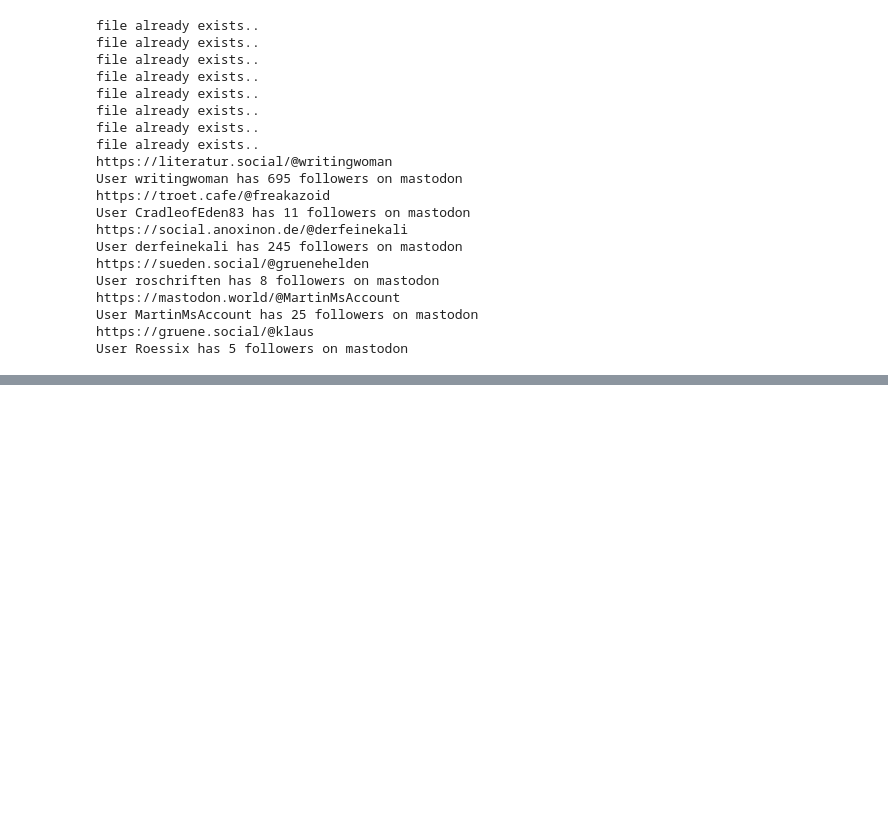
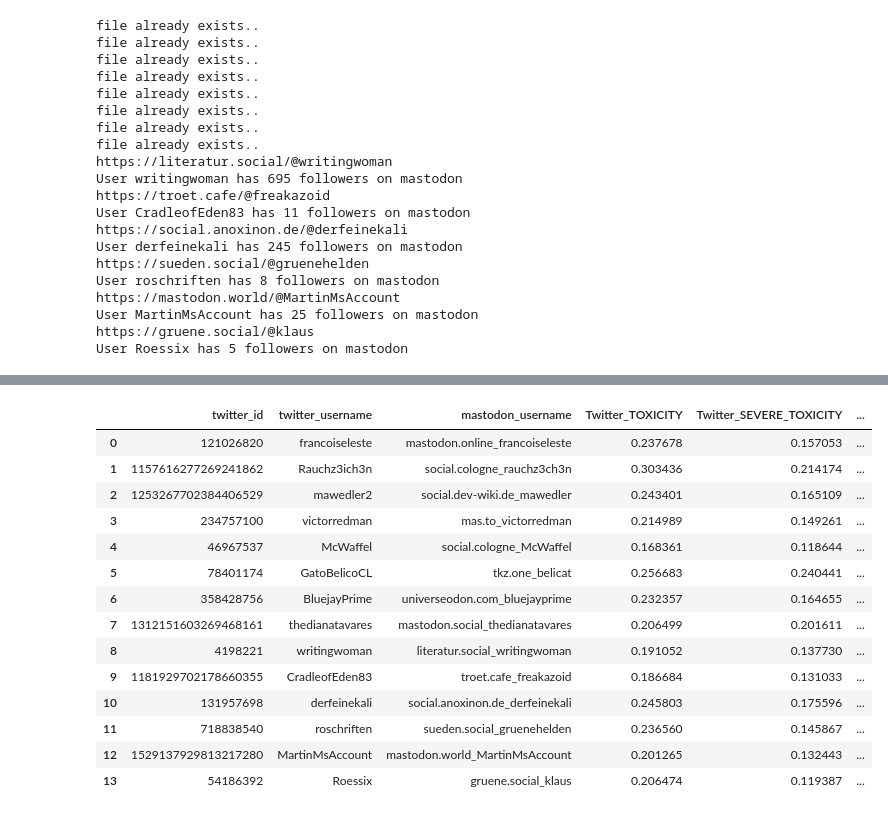
Before and after one commit to S4b3/Twitter_Mastodon_Toxicity_Analysis, a Jupyter notebook: main.ipynb, the cells around one changed output, grey strips where cells are left out. Drawn from its saved outputs; the diff is of its cells as text; code cells hidden in the pictures; blank space fills up the shorter version.

```diff
--- a/main.ipynb
+++ b/main.ipynb
@@ -922,0 +933,18 @@ Add its username to accounts_to_skip
+# %%
+avg_toxic_scores
+# %% [output]
+|  | twitter_id | twitter_username | mastodon_username | Twitter_TOXICITY | Twitter_SEVERE_TOXICITY | ... |
+| 0 | 121026820 | francoiseleste | mastodon.online_francoiseleste | 0.237678 | 0.157053 | ... |
+| 1 | 1157616277269241862 | Rauchz3ich3n | social.cologne_rauchz3ch3n | 0.303436 | 0.214174 | ... |
+| 2 | 1253267702384406529 | mawedler2 | social.dev-wiki.de_mawedler | 0.243401 | 0.165109 | ... |
+| 3 | 234757100 | victorredman | mas.to_victorredman | 0.214989 | 0.149261 | ... |
+| 4 | 46967537 | McWaffel | social.cologne_McWaffel | 0.168361 | 0.118644 | ... |
+| 5 | 78401174 | GatoBelicoCL | tkz.one_belicat | 0.256683 | 0.240441 | ... |
+| 6 | 358428756 | BluejayPrime | universeodon.com_bluejayprime | 0.232357 | 0.164655 | ... |
+| 7 | 1312151603269468161 | thedianatavares | mastodon.social_thedianatavares | 0.206499 | 0.201611 | ... |
+| 8 | 4198221 | writingwoman | literatur.social_writingwoman | 0.191052 | 0.137730 | ... |
+| 9 | 1181929702178660355 | CradleofEden83 | troet.cafe_freakazoid | 0.186684 | 0.131033 | ... |
+| 10 | 131957698 | derfeinekali | social.anoxinon.de_derfeinekali | 0.245803 | 0.175596 | ... |
+| 11 | 718838540 | roschriften | sueden.social_gruenehelden | 0.236560 | 0.145867 | ... |
+| 12 | 1529137929813217280 | MartinMsAccount | mastodon.world_MartinMsAccount | 0.201265 | 0.132443 | ... |
+| 13 | 54186392 | Roessix | gruene.social_klaus | 0.206474 | 0.119387 | ... |
```
Also changed, not shown: parts of 31 cells of this notebook, 1 other file.
